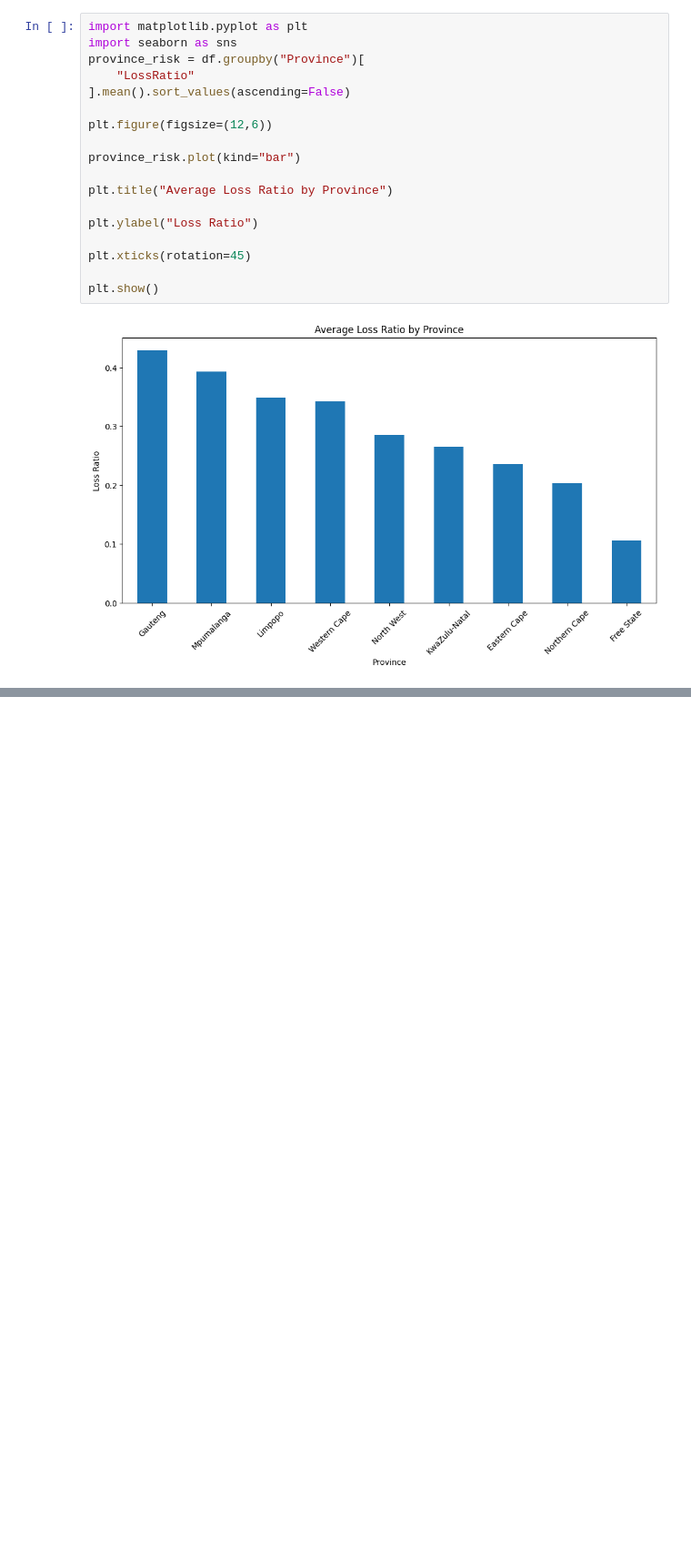
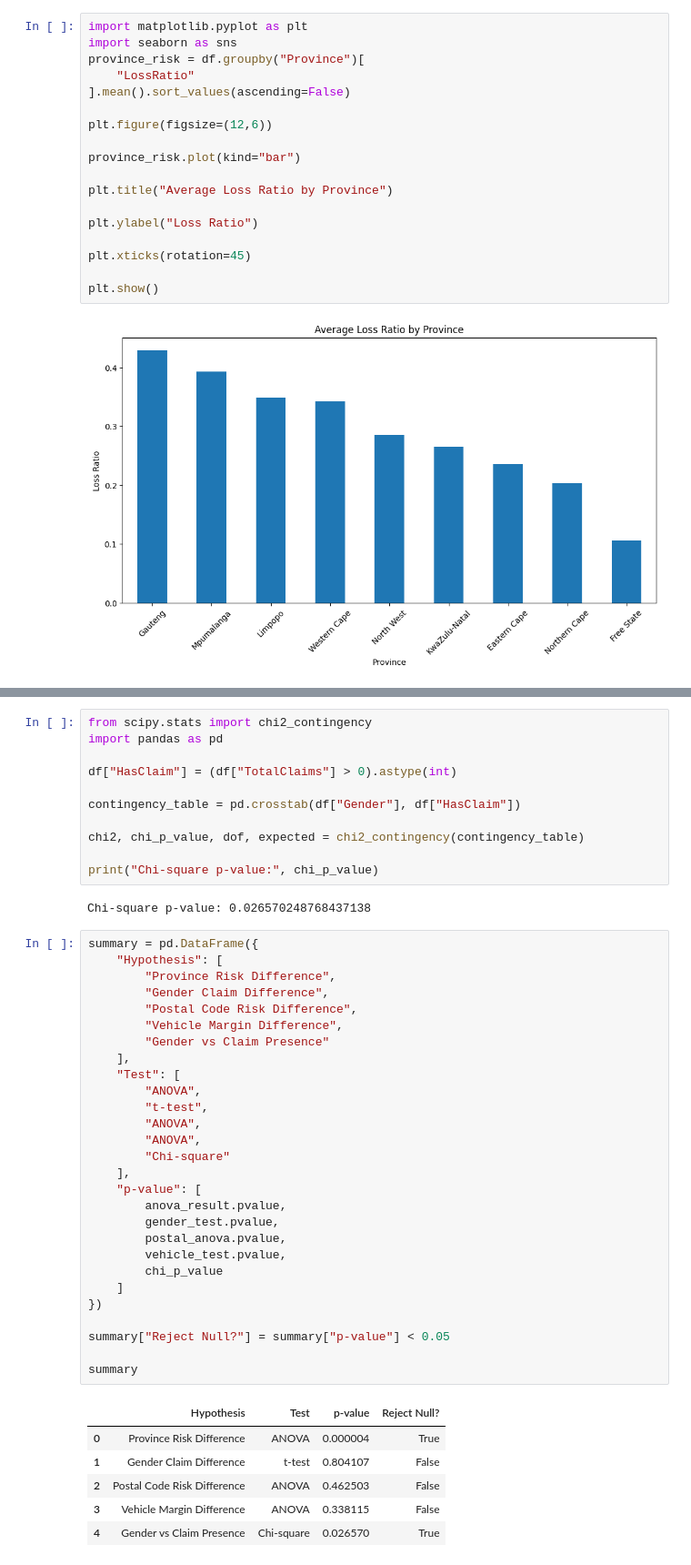
Before and after one commit to redietwogayehu/insurance-risk-analytics, a Jupyter notebook: notebooks/03_hypothesis_testing.ipynb, the cells around one changed output, grey strips where cells are left out. Shown at 91% size. Drawn from its saved outputs; the diff is of its cells as text; blank space fills up the shorter version.

Commit message:
update hypothesis testing comparisons

```diff
--- a/notebooks/03_hypothesis_testing.ipynb
+++ b/notebooks/03_hypothesis_testing.ipynb
@@ -186,0 +203,48 @@ plt.show()
+# %%
+from scipy.stats import chi2_contingency
+import pandas as pd
+
+df["HasClaim"] = (df["TotalClaims"] > 0).astype(int)
+
+contingency_table = pd.crosstab(df["Gender"], df["HasClaim"])
+
+chi2, chi_p_value, dof, expected = chi2_contingency(contingency_table)
+
+print("Chi-square p-value:", chi_p_value)
+# %% [output]
+Chi-square p-value: 0.026570248768437138
+# %%
+summary = pd.DataFrame({
+    "Hypothesis": [
+        "Province Risk Difference",
+        "Gender Claim Difference",
+        "Postal Code Risk Difference",
+        "Vehicle Margin Difference",
+        "Gender vs Claim Presence"
+    ],
+    "Test": [
+        "ANOVA",
+        "t-test",
+        "ANOVA",
+        "ANOVA",
+        "Chi-square"
+    ],
+    "p-value": [
+        anova_result.pvalue,
+        gender_test.pvalue,
+        postal_anova.pvalue,
+        vehicle_test.pvalue,
+        chi_p_value
+    ]
+})
+
+summary["Reject Null?"] = summary["p-value"] < 0.05
+
+summary
+# %% [output]
+|  | Hypothesis | Test | p-value | Reject Null? |
+| 0 | Province Risk Difference | ANOVA | 0.000004 | True |
+| 1 | Gender Claim Difference | t-test | 0.804107 | False |
+| 2 | Postal Code Risk Difference | ANOVA | 0.462503 | False |
+| 3 | Vehicle Margin Difference | ANOVA | 0.338115 | False |
+| 4 | Gender vs Claim Presence | Chi-square | 0.026570 | True |
```
Also changed, not shown: parts of 2 cells of this notebook.
